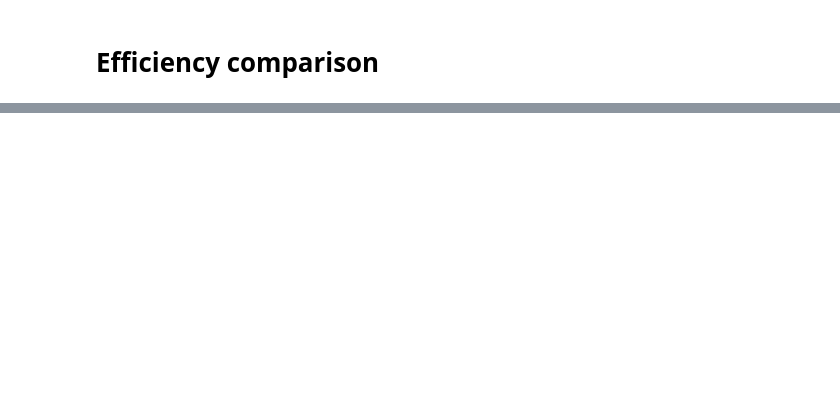
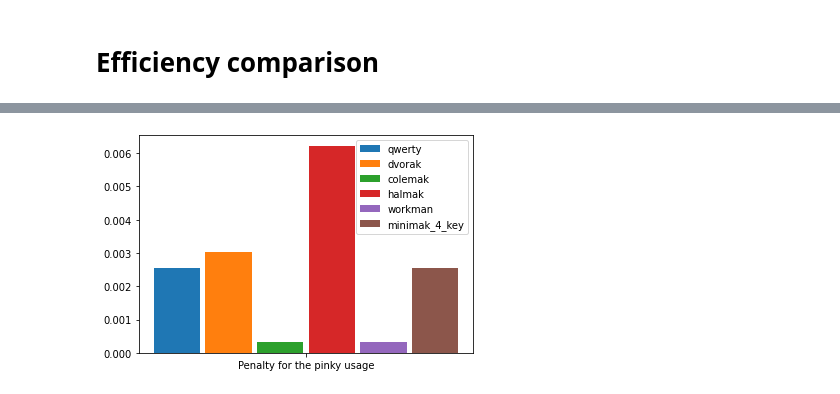
Before and after one commit to ivanjermakov/yakl, a Jupyter notebook: comparison.ipynb, the cells around one changed output, grey strips where cells are left out. Drawn from its saved outputs; the diff is of its cells as text; code cells hidden in the pictures; blank space fills up the shorter version.

```diff
--- a/comparison.ipynb
+++ b/comparison.ipynb
@@ -82,0 +21,4 @@ plt.show()
+# %%
+compare_layouts(lambda tp: tp.pinky, "Penalty for the pinky usage")
+# %% [output]
+[figure, added]
```
Also changed, not shown: parts of 12 cells of this notebook, 3 other files.
